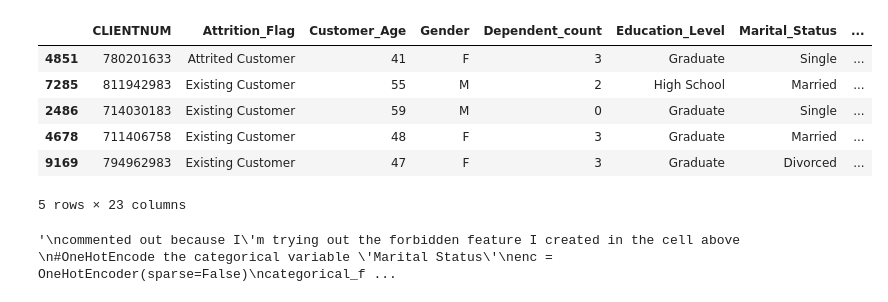
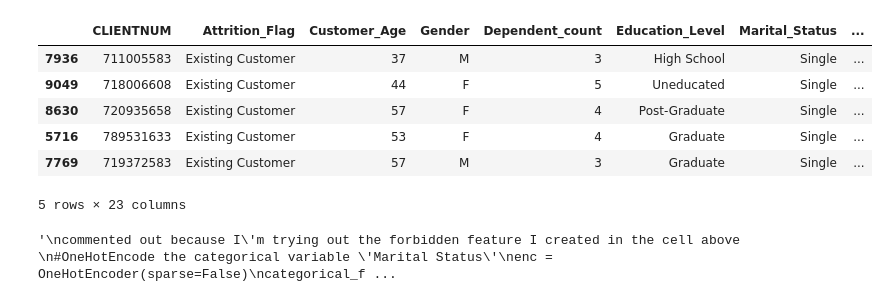
Before and after one commit to carasaj/bank_churn_model, a Jupyter notebook: bank_churn_dataset2.ipynb, the cells around one changed output. Cells and saved outputs as stored; diff of their text form; code cells hidden in the pictures.

```diff
--- a/bank_churn_dataset2.ipynb
+++ b/bank_churn_dataset2.ipynb
@@ -30,17 +34,17 @@ from sklearn.metrics import confusion_matrix
 from sklearn.svm import SVC
 # %%
 
-starter_df = pd.read_csv(Path("c://users/ajcth/documents/github/bank_churn_project/Resources/BankChurners2.csv"))
+starter_df = pd.read_csv(Path("c://users/ajcth/documents/github/bank_churn_project/Resources/BankChurnersPrimary.csv"))
 
 starter_df = starter_df[starter_df != 'Unknown'].dropna()
 starter_df.sample(5)
 # %% [output]
 |  | CLIENTNUM | Attrition_Flag | Customer_Age | Gender | Dependent_count | Education_Level | Marital_Status | ... |
-| 4851 | 780201633 | Attrited Customer | 41 | F | 3 | Graduate | Single | ... |
-| 7285 | 811942983 | Existing Customer | 55 | M | 2 | High School | Married | ... |
-| 2486 | 714030183 | Existing Customer | 59 | M | 0 | Graduate | Single | ... |
-| 4678 | 711406758 | Existing Customer | 48 | F | 3 | Graduate | Married | ... |
-| 9169 | 794962983 | Existing Customer | 47 | F | 3 | Graduate | Divorced | ... |
+| 7936 | 711005583 | Existing Customer | 37 | M | 3 | High School | Single | ... |
+| 9049 | 718006608 | Existing Customer | 44 | F | 5 | Uneducated | Single | ... |
+| 8630 | 720935658 | Existing Customer | 57 | F | 4 | Post-Graduate | Single | ... |
+| 5716 | 789531633 | Existing Customer | 53 | F | 4 | Graduate | Single | ... |
+| 7769 | 719372583 | Existing Customer | 57 | M | 3 | Graduate | Single | ... |
 5 rows × 23 columns
 # %%
 #Change a few column names so they display better in the early DF
```
Also changed, not shown: parts of 16 cells of this notebook, 3 other files.
